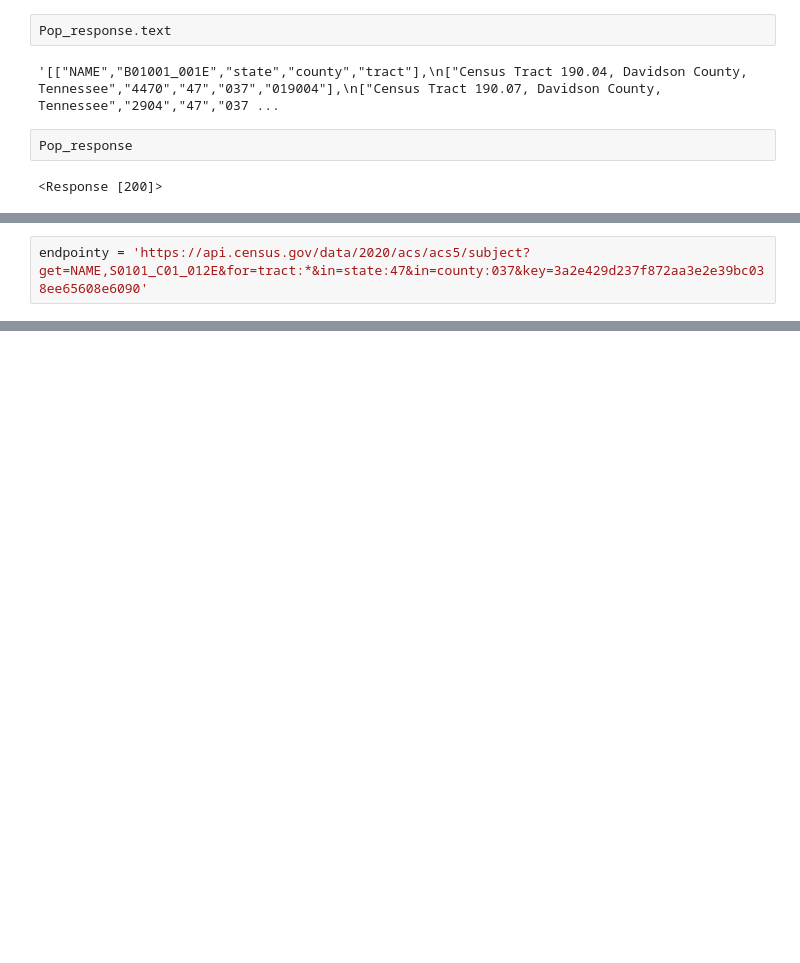
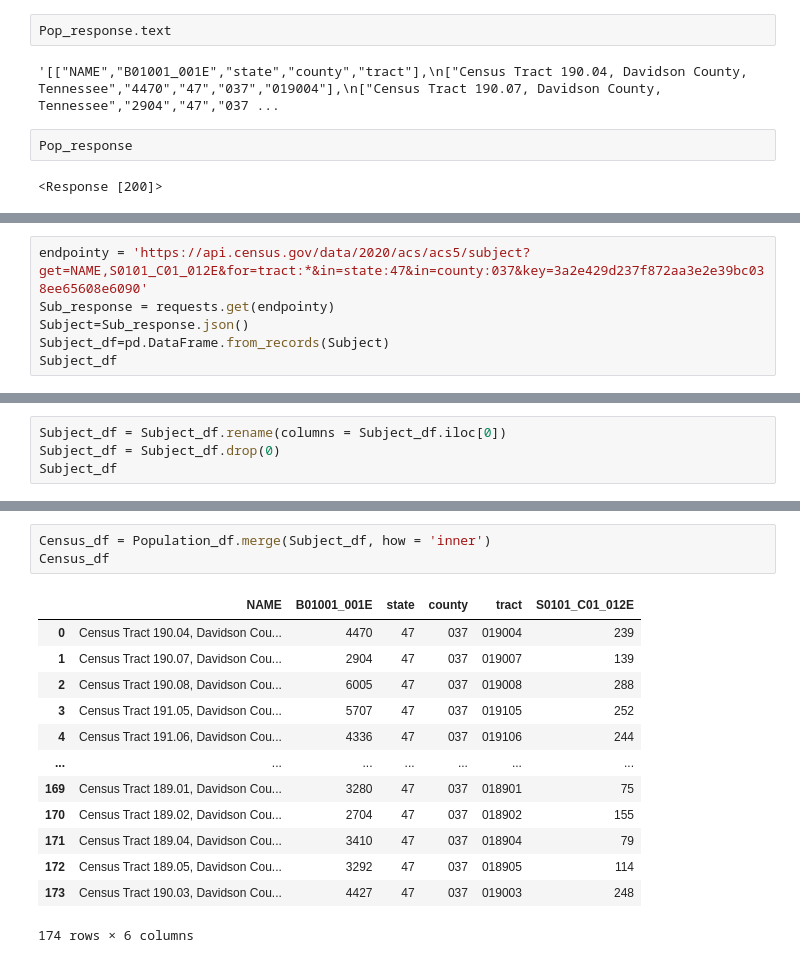
Before and after one commit to nss-data-science-cohort-6/api_project-twix, a Jupyter notebook: AM_api_project.ipynb, the cells around one changed output, grey strips where cells are left out. Drawn from its saved outputs; the diff is of its cells as text; blank space fills up the shorter version.

```diff
--- a/AM_api_project.ipynb
+++ b/AM_api_project.ipynb
@@ -153,2 +231,6 @@ Population
 # %%
 endpointy = 'https://api.census.gov/data/2020/acs/acs5/subject?get=NAME,S0101_C01_012E&for=tract:*&in=state:47&in=county:037&key=3a2e429d237f872aa3e2e39bc038ee65608e6090'
+Sub_response = requests.get(endpointy)
+Subject=Sub_response.json()
+Subject_df=pd.DataFrame.from_records(Subject)
+Subject_df
@@ -358,0 +251,4 @@ print(txt)
+# %%
+Subject_df = Subject_df.rename(columns = Subject_df.iloc[0])
+Subject_df = Subject_df.drop(0)
+Subject_df
@@ -358,0 +269,17 @@ print(txt)
+# %%
+Census_df = Population_df.merge(Subject_df, how = 'inner')
+Census_df
+# %% [output]
+|  | NAME | B01001_001E | state | county | tract | S0101_C01_012E |
+| 0 | Census Tract 190.04, Davidson Cou... | 4470 | 47 | 037 | 019004 | 239 |
+| 1 | Census Tract 190.07, Davidson Cou... | 2904 | 47 | 037 | 019007 | 139 |
+| 2 | Census Tract 190.08, Davidson Cou... | 6005 | 47 | 037 | 019008 | 288 |
+| 3 | Census Tract 191.05, Davidson Cou... | 5707 | 47 | 037 | 019105 | 252 |
+| 4 | Census Tract 191.06, Davidson Cou... | 4336 | 47 | 037 | 019106 | 244 |
+| ... | ... | ... | ... | ... | ... | ... |
+| 169 | Census Tract 189.01, Davidson Cou... | 3280 | 47 | 037 | 018901 | 75 |
+| 170 | Census Tract 189.02, Davidson Cou... | 2704 | 47 | 037 | 018902 | 155 |
+| 171 | Census Tract 189.04, Davidson Cou... | 3410 | 47 | 037 | 018904 | 79 |
+| 172 | Census Tract 189.05, Davidson Cou... | 3292 | 47 | 037 | 018905 | 114 |
+| 173 | Census Tract 190.03, Davidson Cou... | 4427 | 47 | 037 | 019003 | 248 |
+174 rows × 6 columns
```
Also changed, not shown: parts of 61 cells of this notebook.
